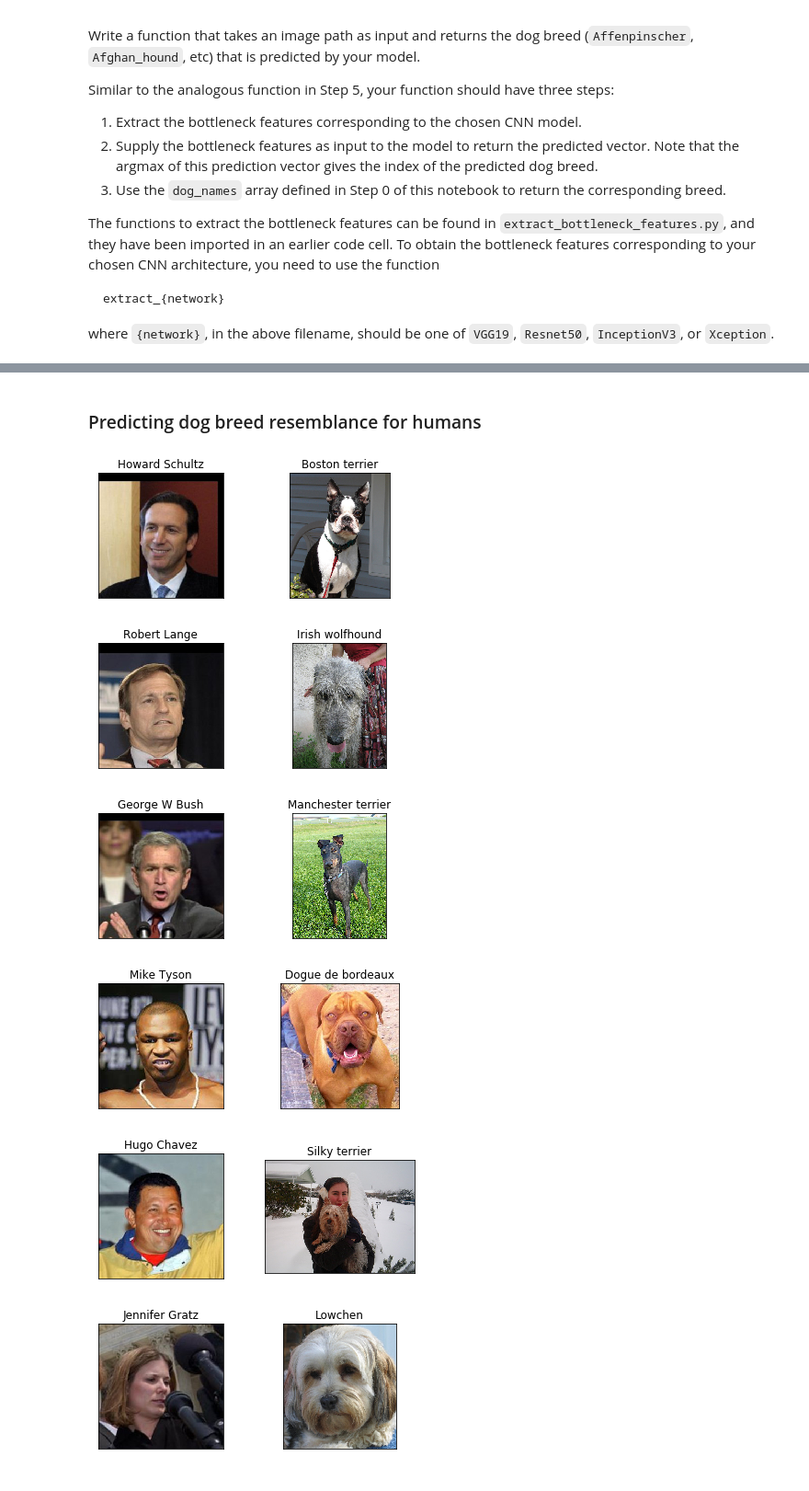
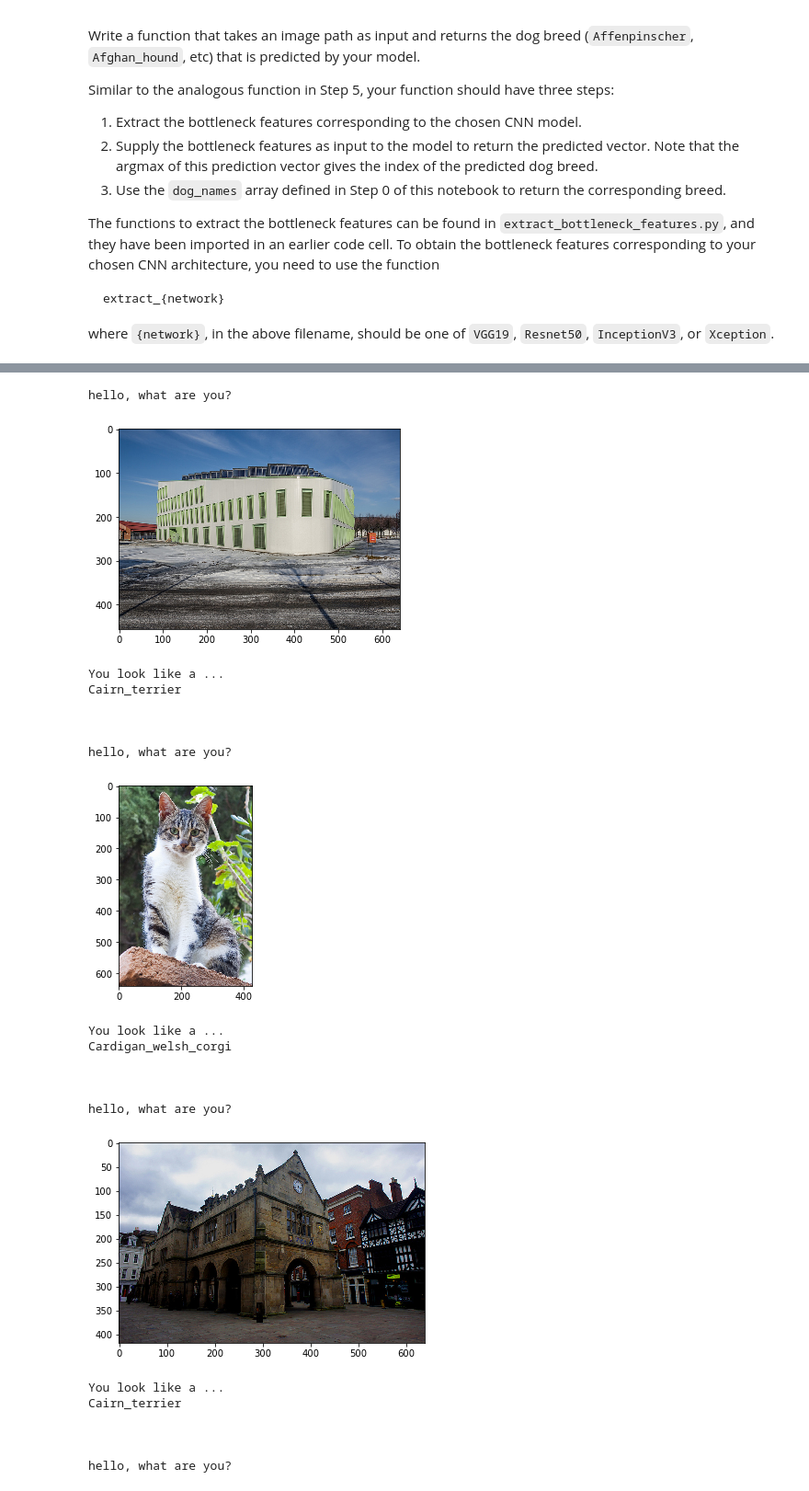
Before and after one commit to jakelee8/dog-project, a Jupyter notebook: dog_app.ipynb, the cells around one changed output, grey strips where cells are left out. Shown at 92% size. Cells and saved outputs as stored; diff of their text form; code cells hidden in the pictures.

Commit message:
Test detect_dog_breed on new images and match sample output.

```diff
--- a/dog_app.ipynb
+++ b/dog_app.ipynb
@@ -968,13 +968,3 @@ Some sample output for our algorithm is provided below, but feel free to design
 
 
 ### (IMPLEMENTATION) Write your Algorithm
-# %%
-### TODO: Write your algorithm.
-### Feel free to use as many code cells as needed.
-
-def detect_dog_breed(img_path):
-    if dog_detector(img_path) or face_detector(img_path):
-        dog_breed = predict_dog_breed(img_path)
-        return dog_breed, dog_names[dog_breed].replace('_', ' ')
-    else:
-        raise ValueError('Neither dog nor human found in image.')
@@ -1028,19 +1043,35 @@ for i in range(6):
-# %% [markdown]
-### Predicting dog breed resemblance for humans
-# %%
-for i in range(6):
-    dog_breed = predict_dog_breed(human_files[i])
-    fig = plt.figure(figsize=(6.4, 2.5))
-    ax = fig.add_subplot(1, 2, 1, xticks=[], yticks=[])
-    ax.set_title(human_files_short[i].split('/')[1].replace('_', ' '))
-    visualize_img(ax, human_files_short[i])
-    ax = fig.add_subplot(1, 2, 2, xticks=[], yticks=[])
-    ax.set_title(dog_names[dog_breed].replace('_', ' '))
-    visualize_img(ax, breed_to_image[dog_breed])
-# %% [output]
-[figure, removed]
-[figure, removed]
-[figure, removed]
-[figure, removed]
-[figure, removed]
-[figure, removed]
+# %%
+## TODO: Execute your algorithm from Step 6 on
+## at least 6 images on your computer.
+## Feel free to use as many code cells as needed.
+
+# Iterate through Flickr Creative Commons licensed images.
+# Thanks to the Flicker users for sharing! The first part
+# of the image file names before the underscore is the
+# Flickr username of the person who uploaded the picture.
+for img_path in sorted(glob('flickr_cc/*.jpg')):
+    detect_dog_breed(img_path)
+    print('\n\n')
+# %% [output]
+hello, what are you?
+[figure, added]
+You look like a ...
+Cairn_terrier
+
+
+
+hello, what are you?
+[figure, added]
+You look like a ...
+Cardigan_welsh_corgi
+
+
+
+hello, what are you?
+[figure, added]
+You look like a ...
+Cairn_terrier
+
+
+
+hello, what are you?
```
Also changed, not shown: parts of 18 cells of this notebook, 12 other files.
